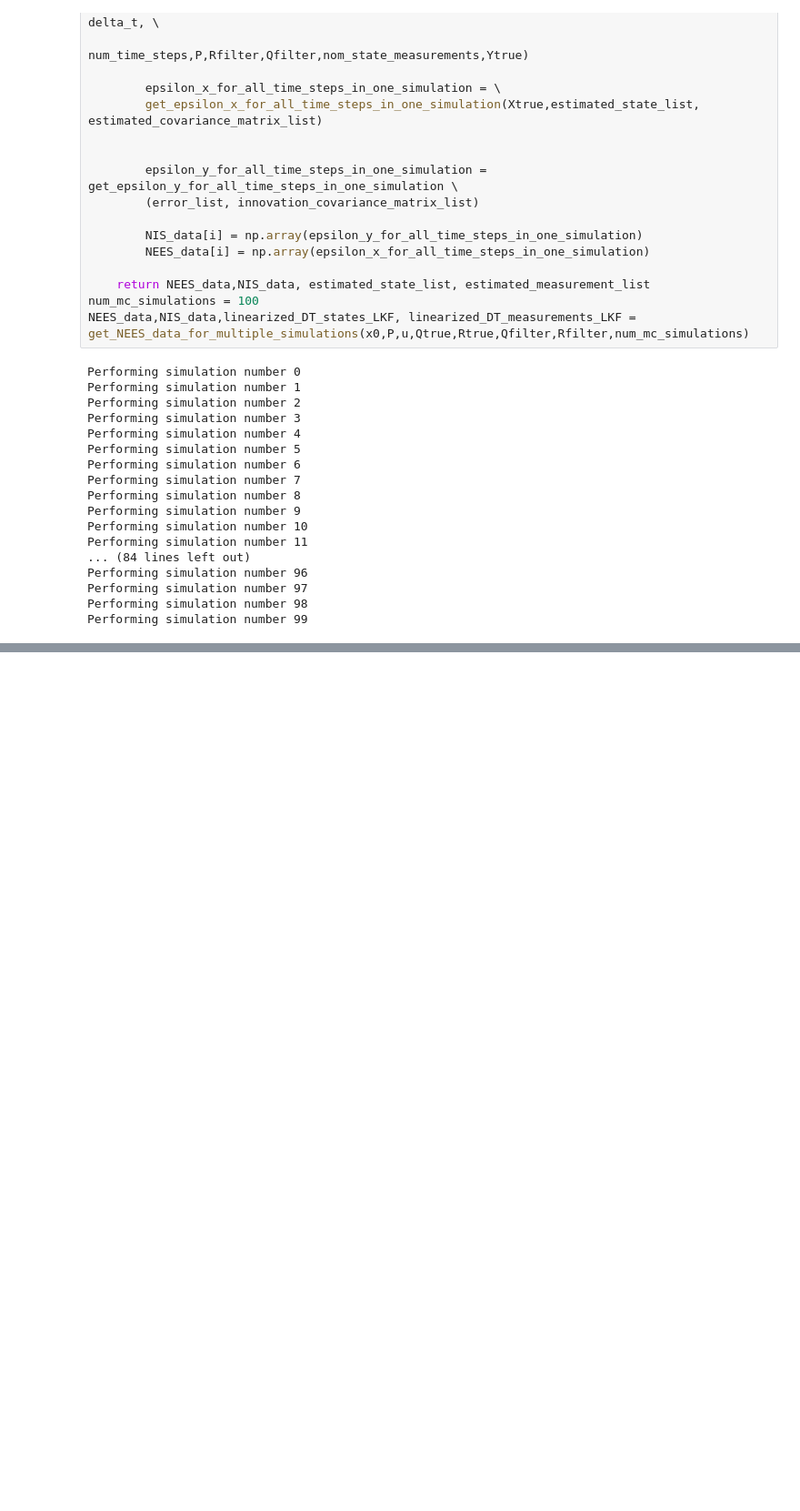
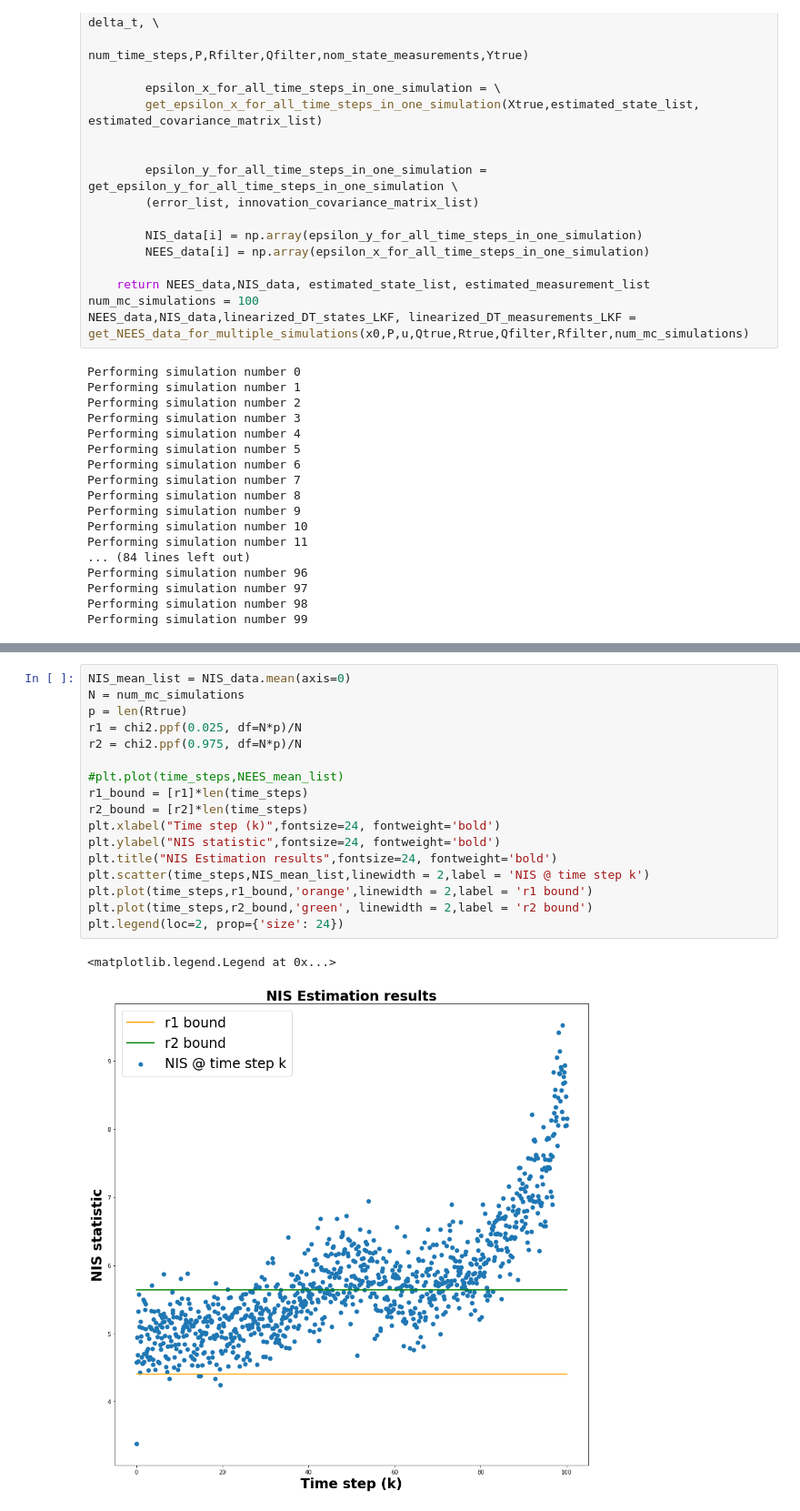
Before and after one commit to himanshugupta1009/robot_localization, a Jupyter notebook: Project_Report_2/LKF.ipynb, the cells around one changed output, grey strips where cells are left out. Shown at 91% size. Cells and saved outputs as stored; diff of their text form; blank space fills up the shorter version.

```diff
--- a/Project_Report_2/LKF.ipynb
+++ b/Project_Report_2/LKF.ipynb
@@ -1018,0 +463,20 @@ plt.legend()
+# %%
+NIS_mean_list = NIS_data.mean(axis=0)
+N = num_mc_simulations
+p = len(Rtrue)
+r1 = chi2.ppf(0.025, df=N*p)/N
+r2 = chi2.ppf(0.975, df=N*p)/N
+
+#plt.plot(time_steps,NEES_mean_list)
+r1_bound = [r1]*len(time_steps)
+r2_bound = [r2]*len(time_steps)
+plt.xlabel("Time step (k)",fontsize=24, fontweight='bold')
+plt.ylabel("NIS statistic",fontsize=24, fontweight='bold')
+plt.title("NIS Estimation results",fontsize=24, fontweight='bold')
+plt.scatter(time_steps,NIS_mean_list,linewidth = 2,label = 'NIS @ time step k')
+plt.plot(time_steps,r1_bound,'orange',linewidth = 2,label = 'r1 bound')
+plt.plot(time_steps,r2_bound,'green', linewidth = 2,label = 'r2 bound')
+plt.legend(loc=2, prop={'size': 24})
+# %% [output]
+<matplotlib.legend.Legend at 0x...>
+[figure, added]
```
Also changed, not shown: parts of 49 cells of this notebook, 1 other file.
